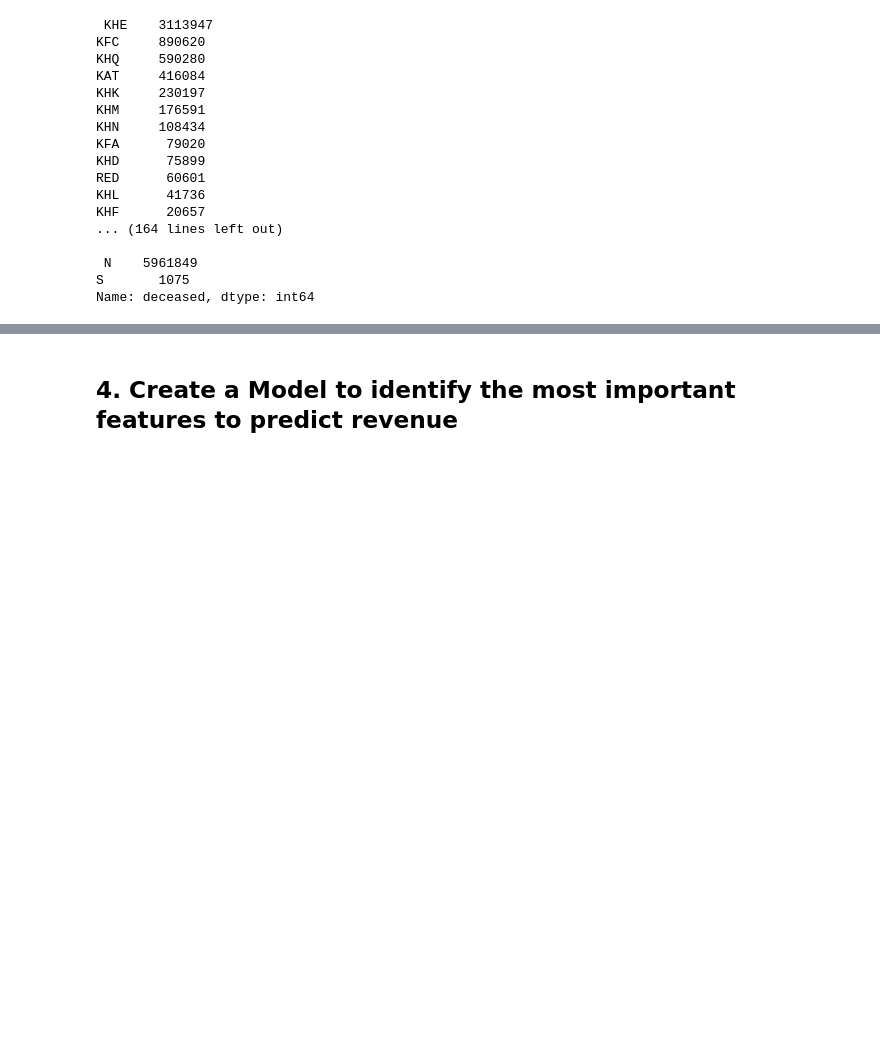
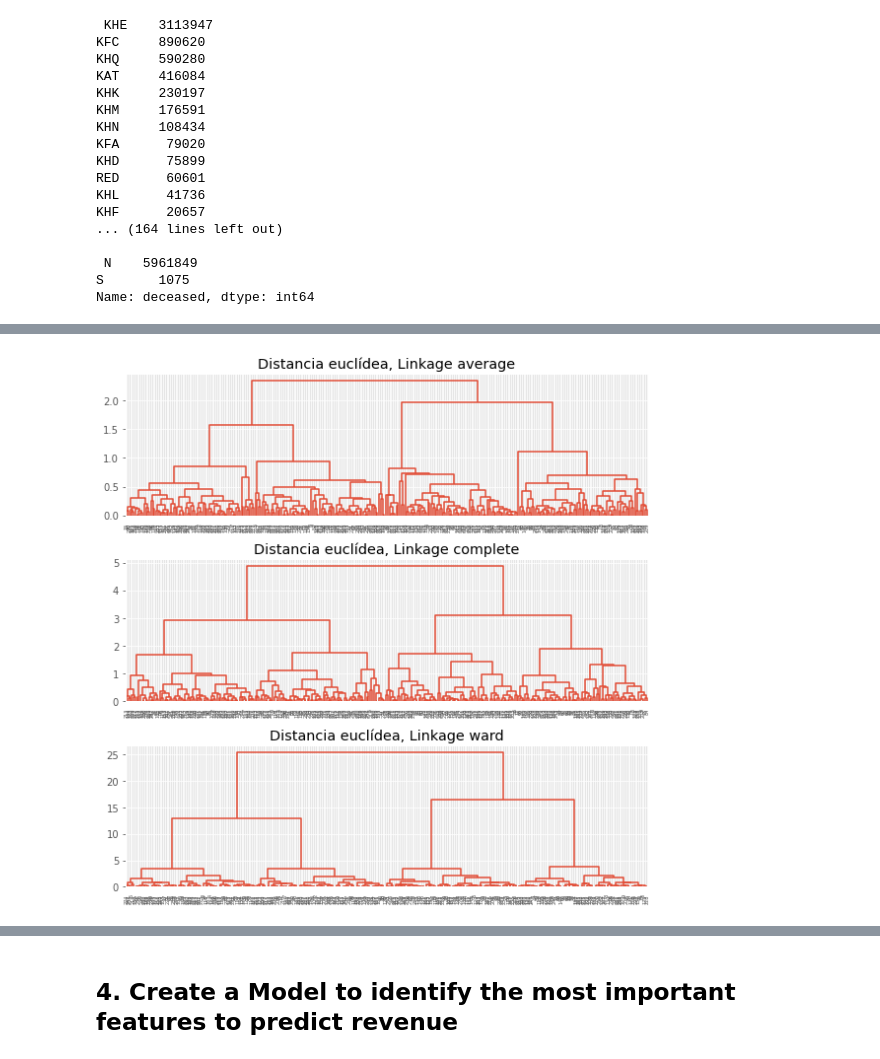
Before and after one commit to aggarcia1996/final_project_adjt, a Jupyter notebook: 02_Segmentation.ipynb, the cells around one changed output, grey strips where cells are left out. Drawn from its saved outputs; the diff is of its cells as text; code cells hidden in the pictures; blank space fills up the shorter version.

```diff
--- a/02_Segmentation.ipynb
+++ b/02_Segmentation.ipynb
@@ -437 +373,20 @@ from sklearn.metrics import silhouette_score
+# %%
+def plot_dendrogram(model, **kwargs):
+
+    counts = np.zeros(model.children_.shape[0])
+    n_samples = len(model.labels_)
+    for i, merge in enumerate(model.children_):
+        current_count = 0
+        for child_idx in merge:
+            if child_idx < n_samples:
+                current_count += 1  # leaf node
+            else:
+                current_count += counts[child_idx - n_samples]
+        counts[i] = current_count
+
+    linkage_matrix = np.column_stack([model.children_, model.distances_,
+                                      counts]).astype(float)
+
+    # Plot
+    dendrogram(linkage_matrix, **kwargs)
 # %%
@@ -467,11 +420,13 @@ Error:
 # %%
 # Dendrogramas
 # ==============================================================================
 fig, axs = plt.subplots(3, 1, figsize=(8, 8))
-plot_dendrogram(model_hclust_average, color_threshold=0, ax=axs[0])
+plot_dendrogram(modelo_hclust_average, color_threshold=0, ax=axs[0])
 axs[0].set_title("Distancia euclídea, Linkage average")
-plot_dendrogram(model_hclust_complete, color_threshold=0, ax=axs[1])
+plot_dendrogram(modelo_hclust_complete, color_threshold=0, ax=axs[1])
 axs[1].set_title("Distancia euclídea, Linkage complete")
-plot_dendrogram(model_hclust_ward, color_threshold=0, ax=axs[2])
+plot_dendrogram(modelo_hclust_ward, color_threshold=0, ax=axs[2])
 axs[2].set_title("Distancia euclídea, Linkage ward")
 plt.tight_layout();
+# %% [output]
+[figure, added]
```
Also changed, not shown: parts of 24 cells of this notebook.
